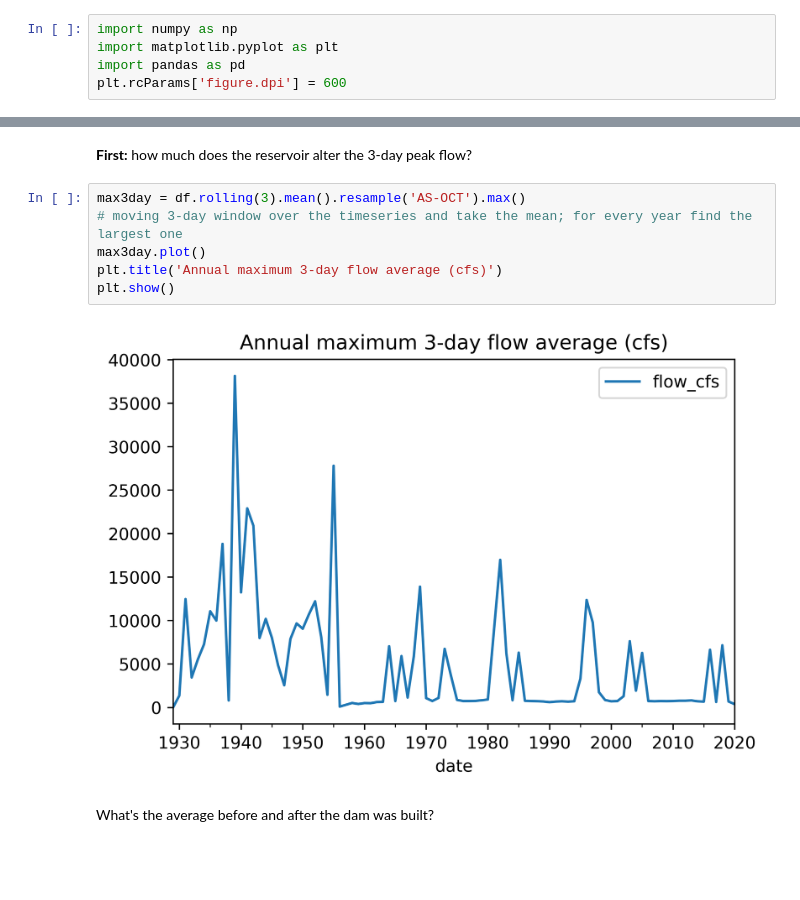
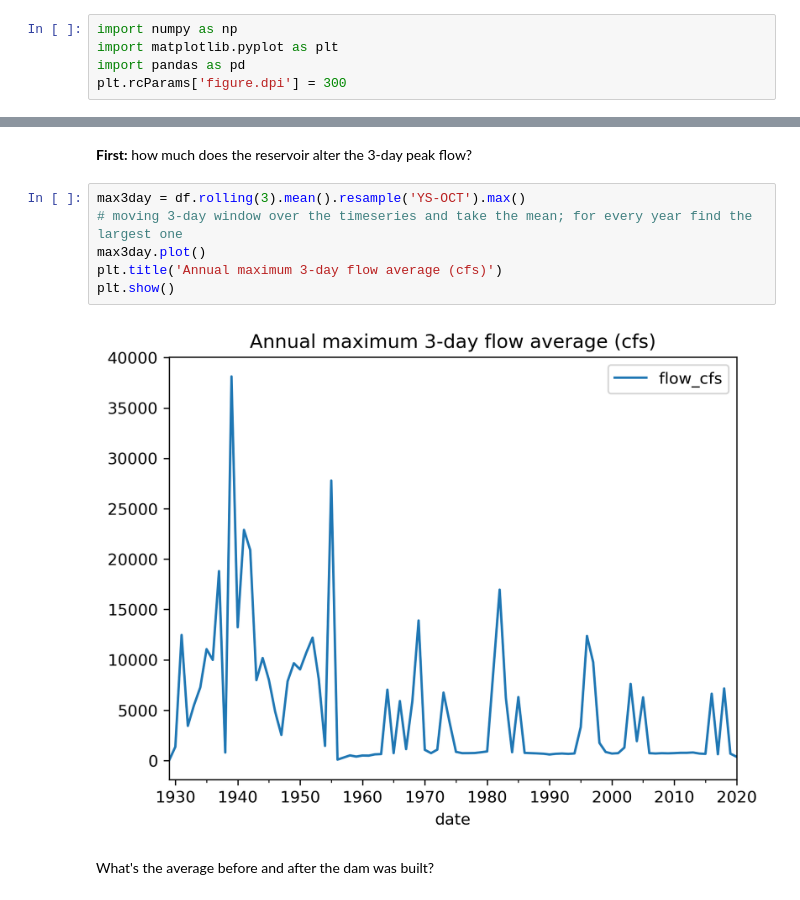
Before and after one commit to jdherman/eci273, a Jupyter notebook: L05-environmental-flows.ipynb, the cells around one changed output, grey strips where cells are left out. Drawn from its saved outputs; the diff is of its cells as text; blank space fills up the shorter version.

```diff
--- a/L05-environmental-flows.ipynb
+++ b/L05-environmental-flows.ipynb
@@ -7,7 +13,7 @@ _____________
 import numpy as np
 import matplotlib.pyplot as plt
 import pandas as pd
-plt.rcParams['figure.dpi'] = 600
+plt.rcParams['figure.dpi'] = 300
 # %% [markdown]
 Read CSV data into a dataframe - `pandas` can parse dates and header strings
 # %%
@@ -221,13 +227,13 @@ plt.show()
 # %% [markdown]
 __First:__ how much does the reservoir alter the 3-day peak flow?
 # %%
-max3day = df.rolling(3).mean().resample('AS-OCT').max()
+max3day = df.rolling(3).mean().resample('YS-OCT').max()
 # moving 3-day window over the timeseries and take the mean; for every year find the largest one
 max3day.plot()
 plt.title('Annual maximum 3-day flow average (cfs)')
 plt.show()
 # %% [output]
-[figure, old version]
+[figure, new version]
 # %% [markdown]
 What's the average before and after the dam was built?
 # %%
```
Also changed, not shown: parts of 15 cells of this notebook, 2 other files.
